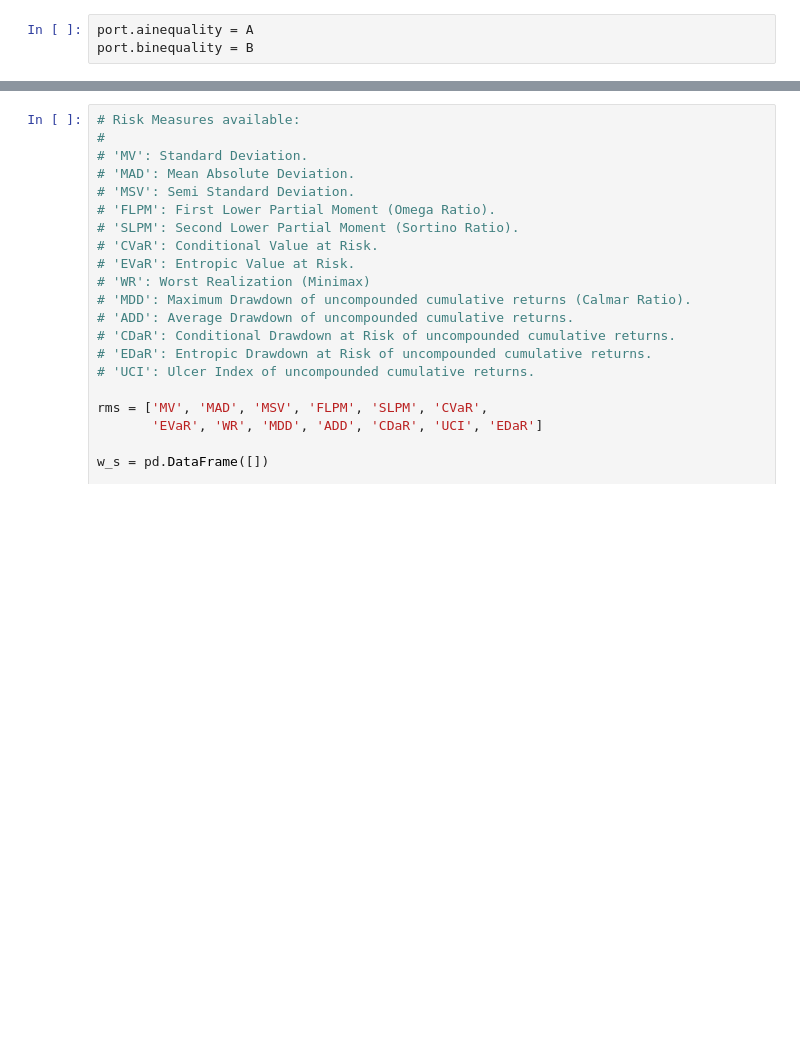
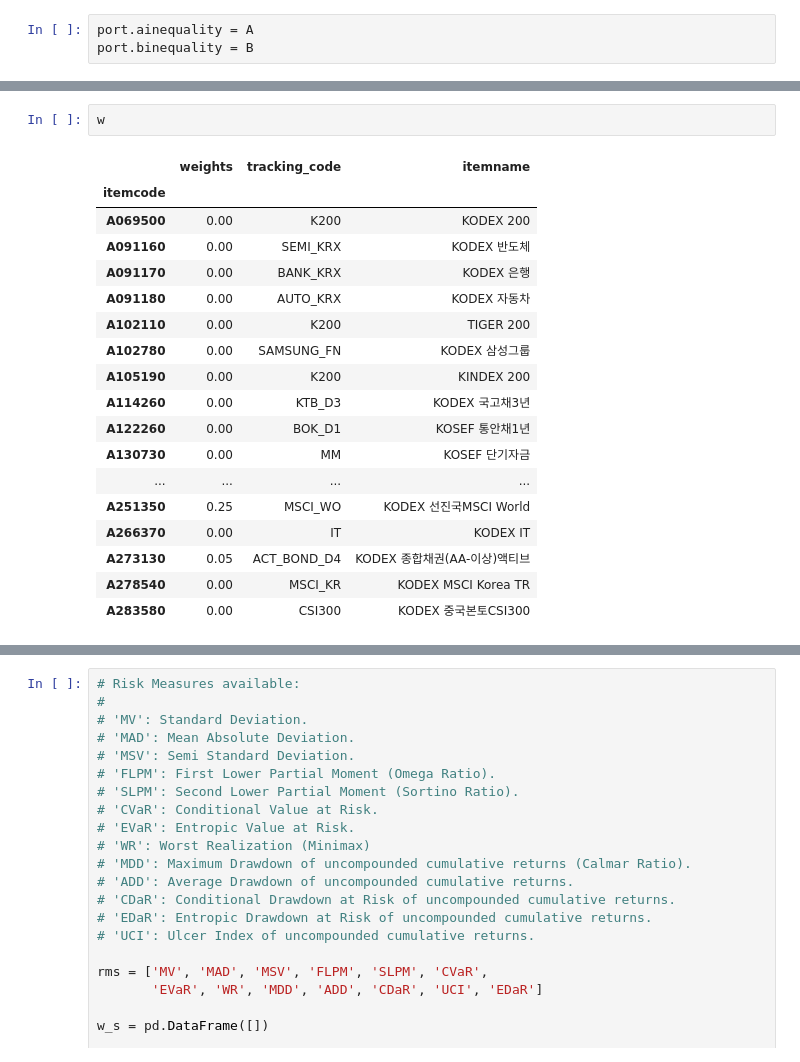
Before and after one commit to my2582/kisra, a Jupyter notebook: src/models/portfolio_advisor_riskfolio.ipynb, the cells around one changed output, grey strips where cells are left out. Cells and saved outputs as stored; diff of their text form; blank space fills up the shorter version.

```diff
--- a/src/models/portfolio_advisor_riskfolio.ipynb
+++ b/src/models/portfolio_advisor_riskfolio.ipynb
@@ -311 +187,22 @@ display(frontier.T.head())
 5 rows × 26 columns
+# %%
+w
+# %% [output]
+|  | weights | tracking_code | itemname |
+| itemcode |  |  |  |
+| A069500 | 0.00 | K200 | KODEX 200 |
+| A091160 | 0.00 | SEMI_KRX | KODEX 반도체 |
+| A091170 | 0.00 | BANK_KRX | KODEX 은행 |
+| A091180 | 0.00 | AUTO_KRX | KODEX 자동차 |
+| A102110 | 0.00 | K200 | TIGER 200 |
+| A102780 | 0.00 | SAMSUNG_FN | KODEX 삼성그룹 |
+| A105190 | 0.00 | K200 | KINDEX 200 |
+| A114260 | 0.00 | KTB_D3 | KODEX 국고채3년 |
+| A122260 | 0.00 | BOK_D1 | KOSEF 통안채1년 |
+| A130730 | 0.00 | MM | KOSEF 단기자금 |
+| ... | ... | ... | ... |
+| A251350 | 0.25 | MSCI_WO | KODEX 선진국MSCI World |
+| A266370 | 0.00 | IT | KODEX IT |
+| A273130 | 0.05 | ACT_BOND_D4 | KODEX 종합채권(AA-이상)액티브 |
+| A278540 | 0.00 | MSCI_KR | KODEX MSCI Korea TR |
+| A283580 | 0.00 | CSI300 | KODEX 중국본토CSI300 |
```
Also changed, not shown: parts of 50 cells of this notebook, 20 other files.
